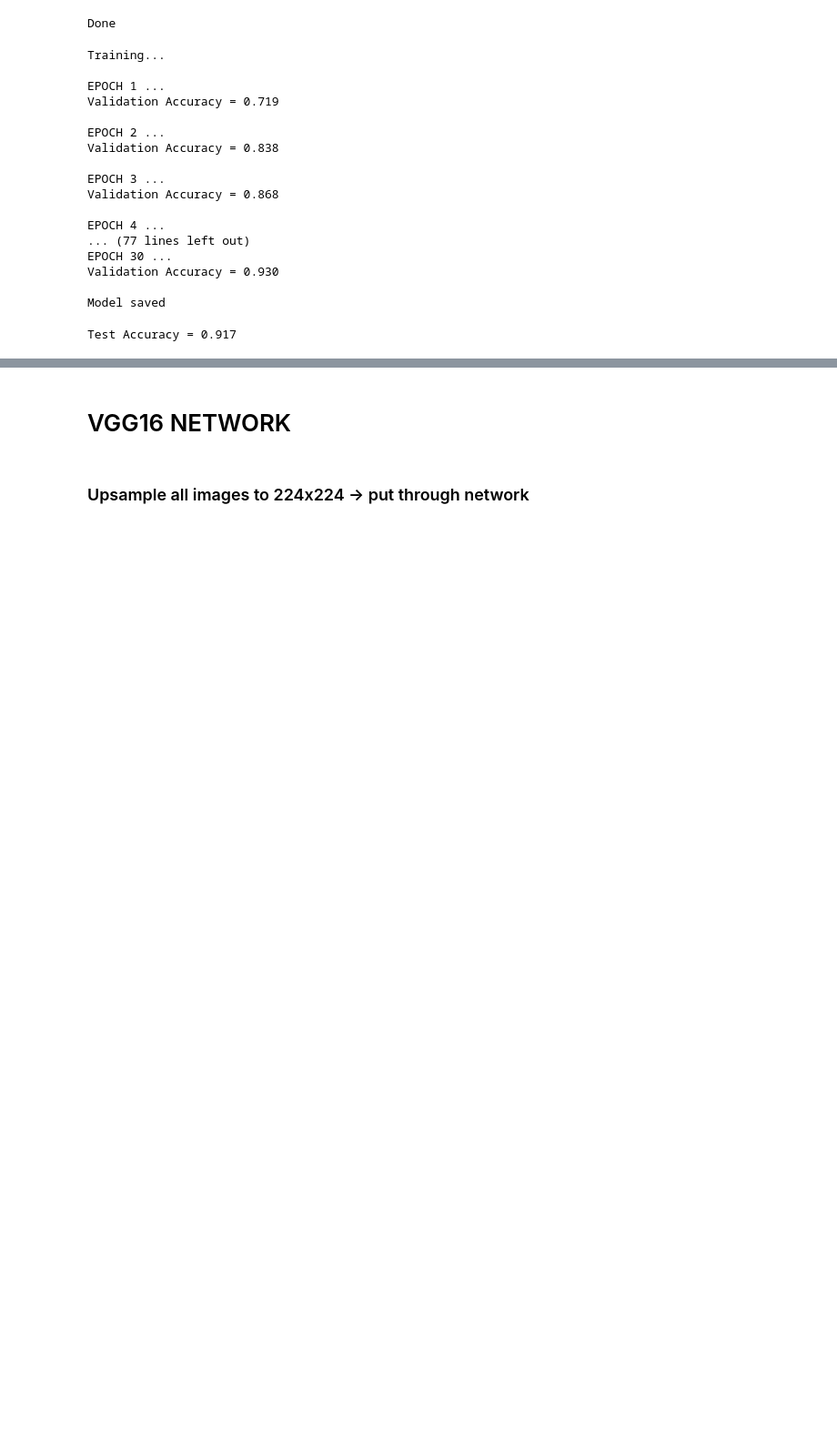
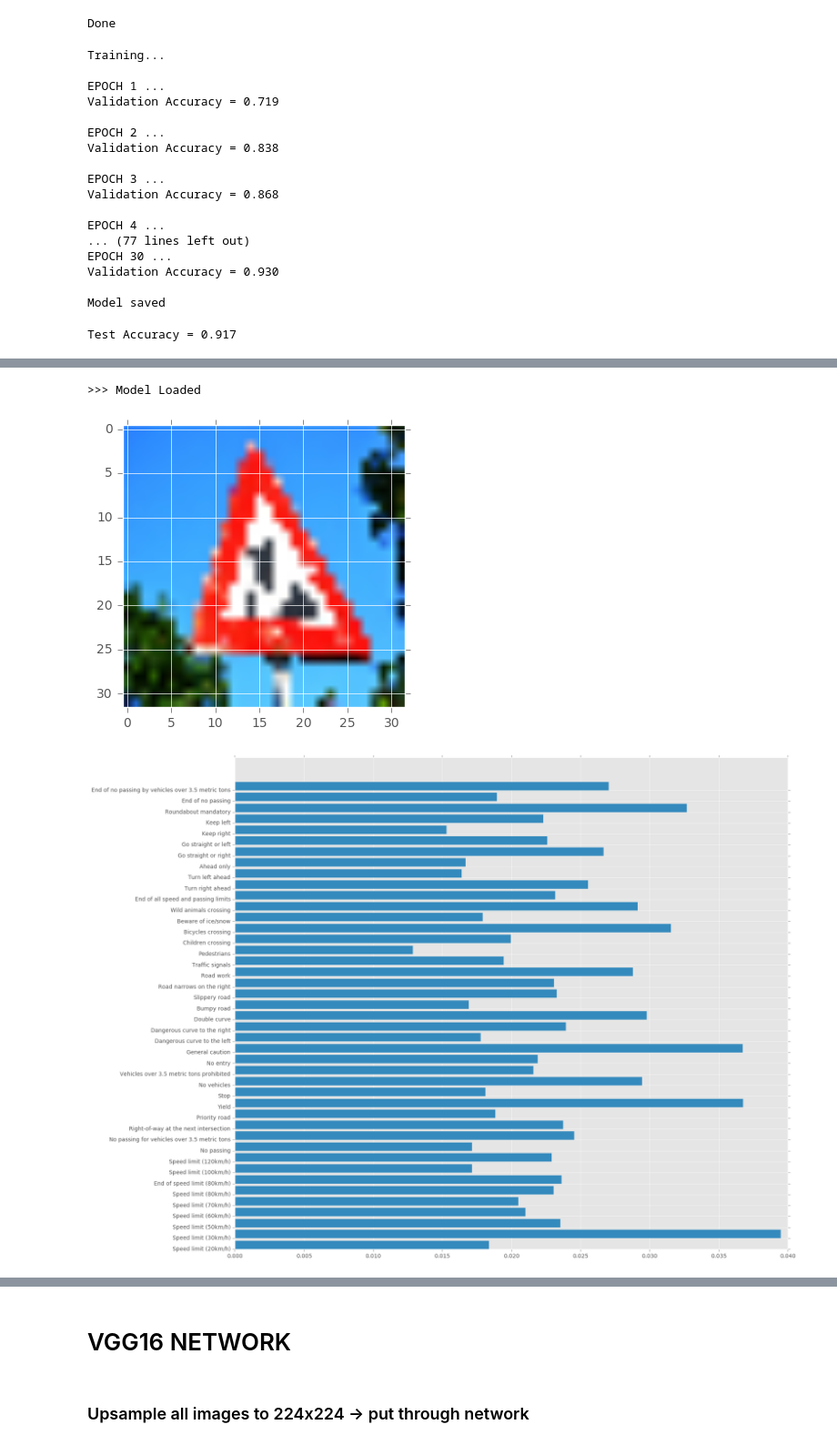
Before and after one commit to andrewszwec/proj2-traffic-sign-classifier, a Jupyter notebook: traffic_sign_classifier_conv.ipynb, the cells around one changed output, grey strips where cells are left out. Shown at 91% size. Drawn from its saved outputs; the diff is of its cells as text; code cells hidden in the pictures; blank space fills up the shorter version.

```diff
--- a/traffic_sign_classifier_conv.ipynb
+++ b/traffic_sign_classifier_conv.ipynb
@@ -324,0 +367,6 @@ Test Accuracy = 0.917
+# %%
+classify_image('road-work.jpg')
+# %% [output]
+>>> Model Loaded
+[figure, added]
+[figure, added]
```
Also changed, not shown: parts of 23 cells of this notebook, 6 other files.
